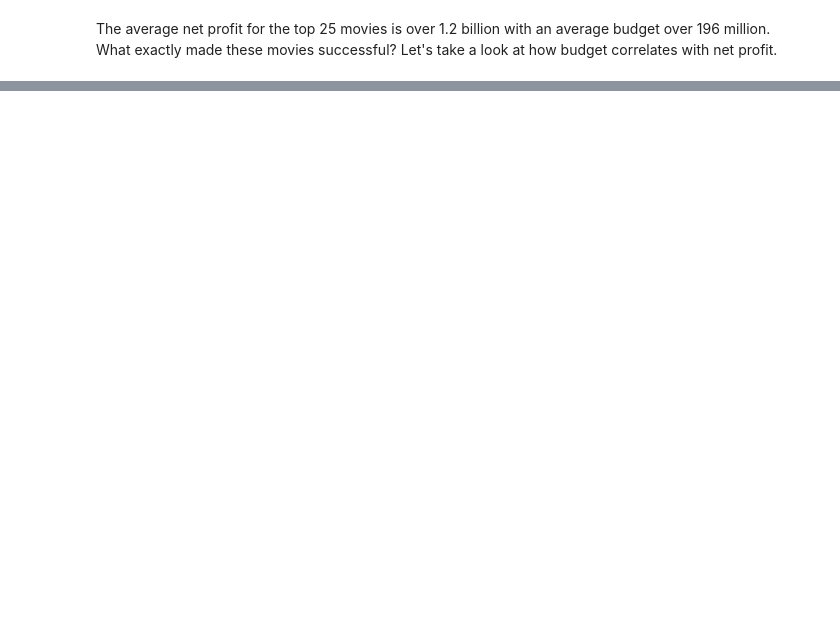
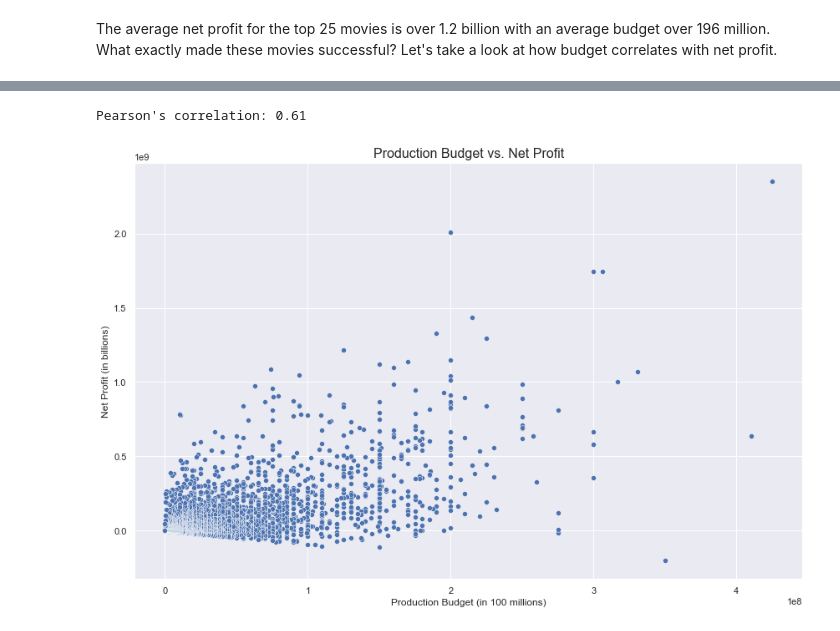
Before and after one commit to jonvis23/Movie-Industry-Analysis, a Jupyter notebook: movies-analysis.ipynb, the cells around one changed output, grey strips where cells are left out. Saved outputs shown, nothing was run; the diff lists cells and outputs as text; code cells hidden in the pictures; blank space fills up the shorter version.

```diff
--- a/movies-analysis.ipynb
+++ b/movies-analysis.ipynb
@@ -579,0 +747,17 @@ The average net profit for the top 25 movies is over 1.2 billion with an average
+# %%
+#Print the Pearson's correlation for production budget and gross profit
+corr, _ = pearsonr(movie_budgets_df['production_budget'], movie_budgets_df['net_profit'])
+print("Pearson's correlation: {}".format(round(corr, 2)))
+
+#Create a scatterplot of production budget and gross profit
+plt.figure(figsize=(12, 8))
+ax = sns.scatterplot(movie_budgets_df['production_budget'], movie_budgets_df['net_profit'])
+ax.set_title('Production Budget vs. Net Profit', fontsize=16)
+ax.set_xlabel('Production Budget (in 100 millions)')
+ax.set_ylabel('Net Profit (in billions)')
+plt.tight_layout()
+plt.savefig('Question1_budget_vs_netprofit.png')
+plt.show()
+# %% [output]
+Pearson's correlation: 0.61
+[figure, added]
```
Also changed, not shown: parts of 42 cells of this notebook, 10 other files.
